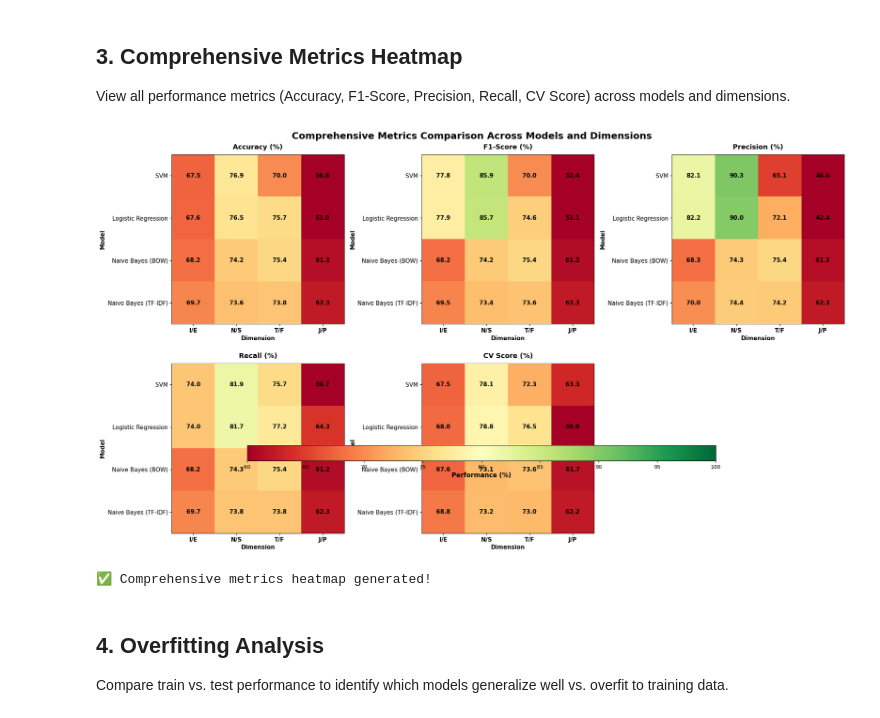
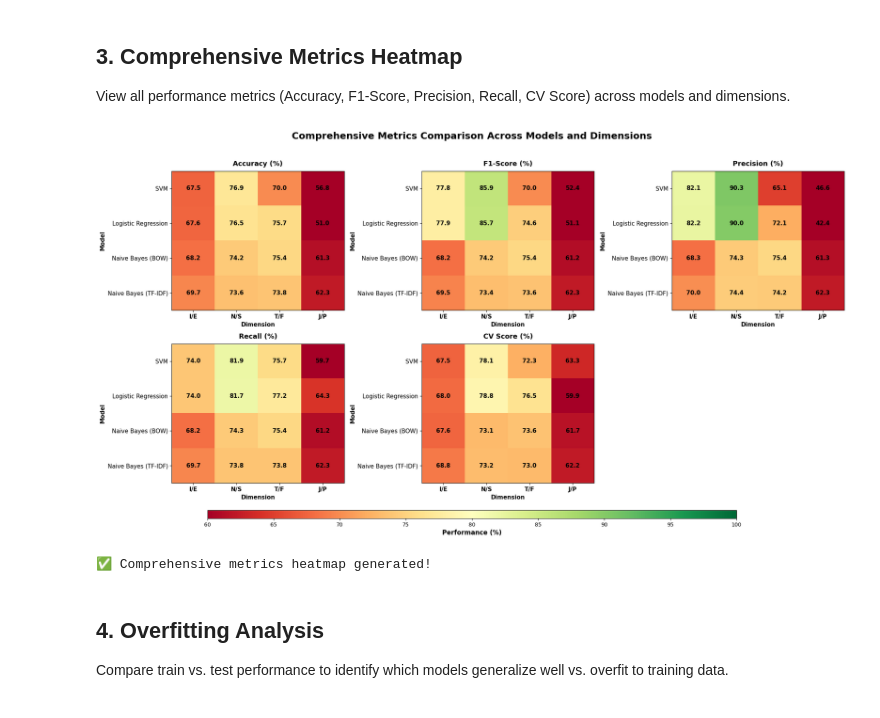
Before and after one commit to GentNisjes/ML_MBTI_project, a Jupyter notebook: notebooks/model_comparison_graphs.ipynb, the cells around one changed output. Drawn from its saved outputs; the diff is of its cells as text; code cells hidden in the pictures.

```diff
--- a/notebooks/model_comparison_graphs.ipynb
+++ b/notebooks/model_comparison_graphs.ipynb
@@ -134,38 +134,39 @@ for idx, (metric, label) in enumerate(zip(metrics_to_compare, metric_labels)):
     ax.set_xticks(np.arange(len(dimensions)))
     ax.set_yticks(np.arange(len(models_data)))
     ax.set_xticklabels(dimensions, fontsize=11, fontweight='bold')
     ax.set_yticklabels(models_data.keys(), fontsize=11)
 
     # Rotate the tick labels for better readability
     plt.setp(ax.get_xticklabels(), rotation=0, ha="center")
 
     # Add values to cells
     for i in range(len(models_data)):
         for j in range(len(dimensions)):
             text = ax.text(j, i, f'{data_matrix[i][j]:.1f}',
                           ha="center", va="center", color="black",
                           fontsize=11, fontweight='bold')
 
     ax.set_title(f'{label} (%)', fontsize=13, fontweight='bold', pad=10)
     ax.set_xlabel('Dimension', fontsize=11, fontweight='bold')
     ax.set_ylabel('Model', fontsize=11, fontweight='bold')
 
 # Remove extra subplot
 fig.delaxes(axes[5])
 
-# Add colorbar
-cbar = fig.colorbar(im, ax=axes, orientation='horizontal',
-                    pad=0.05, aspect=30, shrink=0.8)
+# Add colorbar at the bottom
+fig.subplots_adjust(bottom=0.15)
+cbar_ax = fig.add_axes([0.15, 0.05, 0.7, 0.02])
+cbar = fig.colorbar(im, cax=cbar_ax, orientation='horizontal')
 cbar.set_label('Performance (%)', fontsize=12, fontweight='bold')
 
 plt.suptitle('Comprehensive Metrics Comparison Across Models and Dimensions',
              fontsize=18, fontweight='bold', y=0.98)
-plt.tight_layout()
+plt.tight_layout(rect=[0, 0.08, 1, 0.96])
 plt.show()
 
 print("\n✅ Comprehensive metrics heatmap generated!")
 # %% [output]
-[figure, old version]
+[figure, new version]
 ✅ Comprehensive metrics heatmap generated!
 # %% [markdown]
 ## 4. Overfitting Analysis
```
Also changed, not shown: parts of 2 cells of this notebook, 6 other files.
